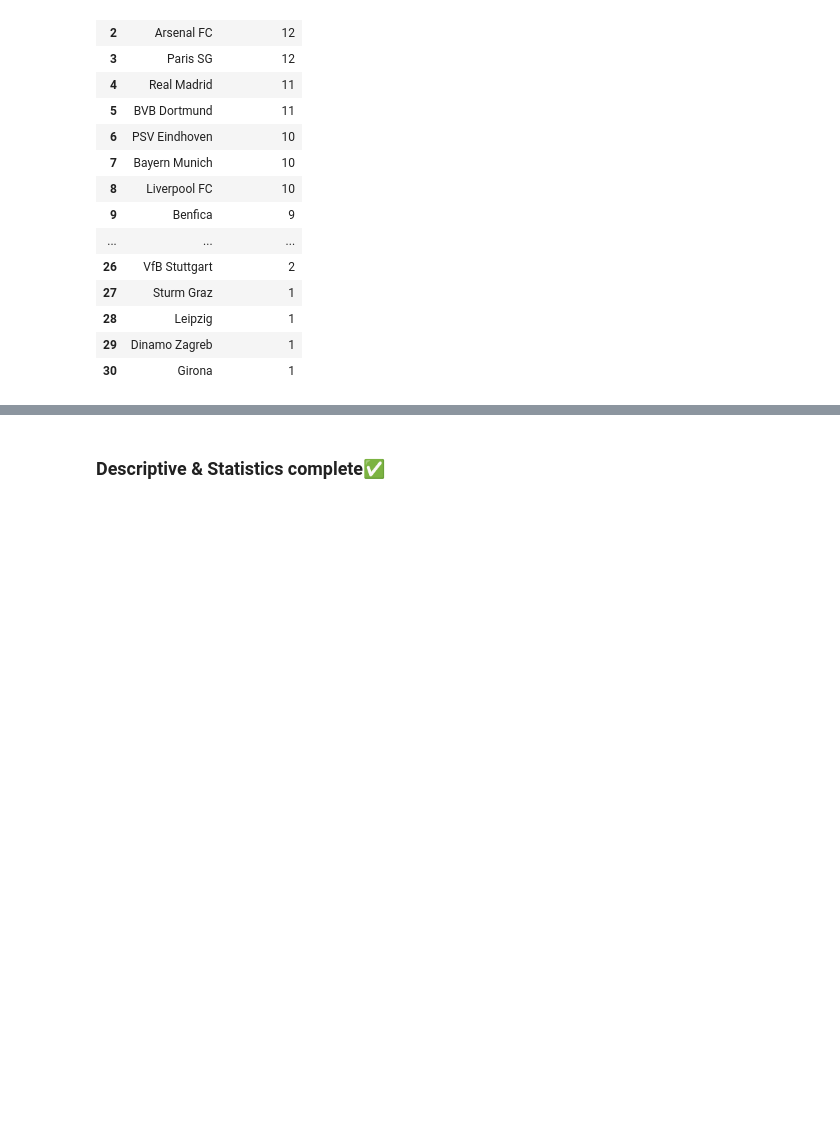
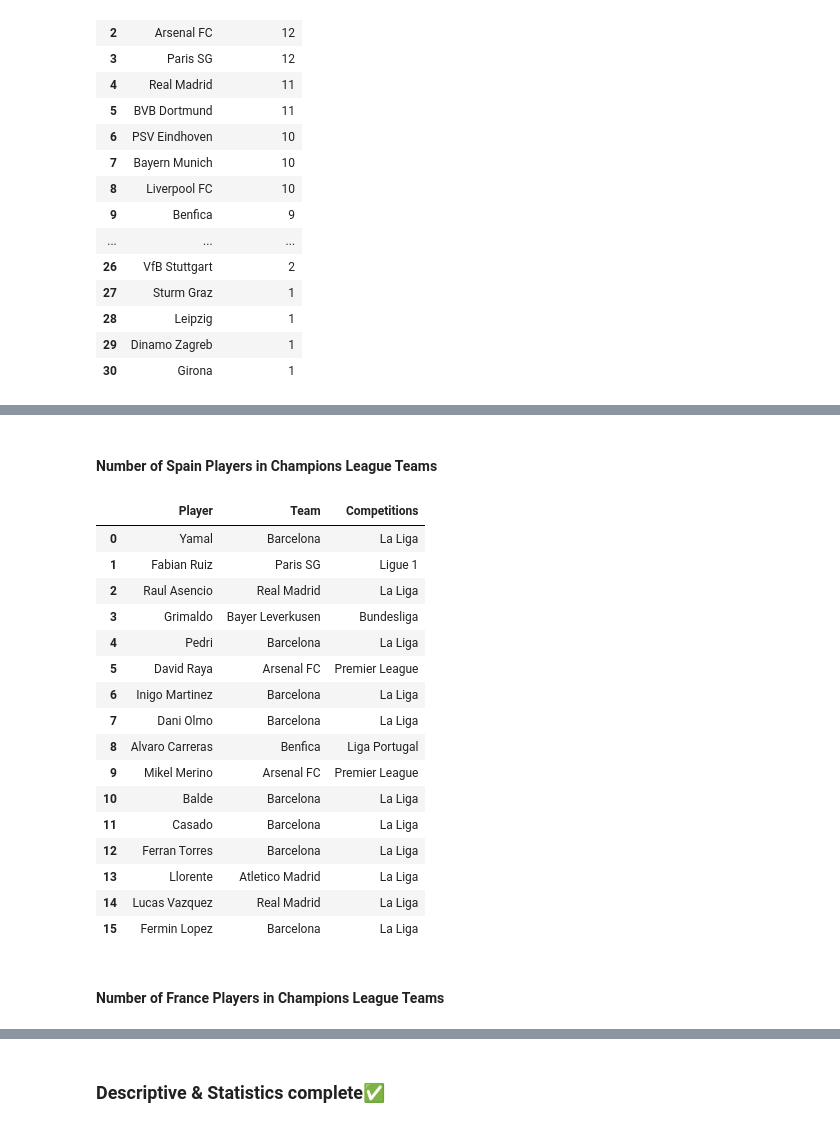
Before and after one commit to ArberKuqi/PythonDataScience_Project, a Jupyter notebook: ChampionsData/DataAnalysis/02-Descriptive_statistics.ipynb, the cells around one changed output, grey strips where cells are left out. Cells and saved outputs as stored; diff of their text form; code cells hidden in the pictures; blank space fills up the shorter version.

```diff
--- a/ChampionsData/DataAnalysis/02-Descriptive_statistics.ipynb
+++ b/ChampionsData/DataAnalysis/02-Descriptive_statistics.ipynb
@@ -753,0 +862,2 @@ ucl['Team'].value_counts().reset_index(name='players_num')
+# %% [markdown]
+#### Number of Spain Players in Champions League Teams
@@ -753,0 +866,21 @@ ucl['Team'].value_counts().reset_index(name='players_num')
+# %%
+ucl_spain_players = ucl[ucl['Nationality'] == 'Spain'][['Player', 'Team', 'Competitions']].reset_index(drop=True)
+ucl_spain_players
+# %% [output]
+|  | Player | Team | Competitions |
+| 0 | Yamal | Barcelona | La Liga |
+| 1 | Fabian Ruiz | Paris SG | Ligue 1 |
+| 2 | Raul Asencio | Real Madrid | La Liga |
+| 3 | Grimaldo | Bayer Leverkusen | Bundesliga |
+| 4 | Pedri | Barcelona | La Liga |
+| 5 | David Raya | Arsenal FC | Premier League |
+| 6 | Inigo Martinez | Barcelona | La Liga |
+| 7 | Dani Olmo | Barcelona | La Liga |
+| 8 | Alvaro Carreras | Benfica | Liga Portugal |
+| 9 | Mikel Merino | Arsenal FC | Premier League |
+| 10 | Balde | Barcelona | La Liga |
+| 11 | Casado | Barcelona | La Liga |
+| 12 | Ferran Torres | Barcelona | La Liga |
+| 13 | Llorente | Atletico Madrid | La Liga |
+| 14 | Lucas Vazquez | Real Madrid | La Liga |
+| 15 | Fermin Lopez | Barcelona | La Liga |
@@ -753,0 +900,2 @@ ucl['Team'].value_counts().reset_index(name='players_num')
+# %% [markdown]
+#### Number of France Players in Champions League Teams
```
Also changed, not shown: parts of 33 cells of this notebook, 1 other file.
